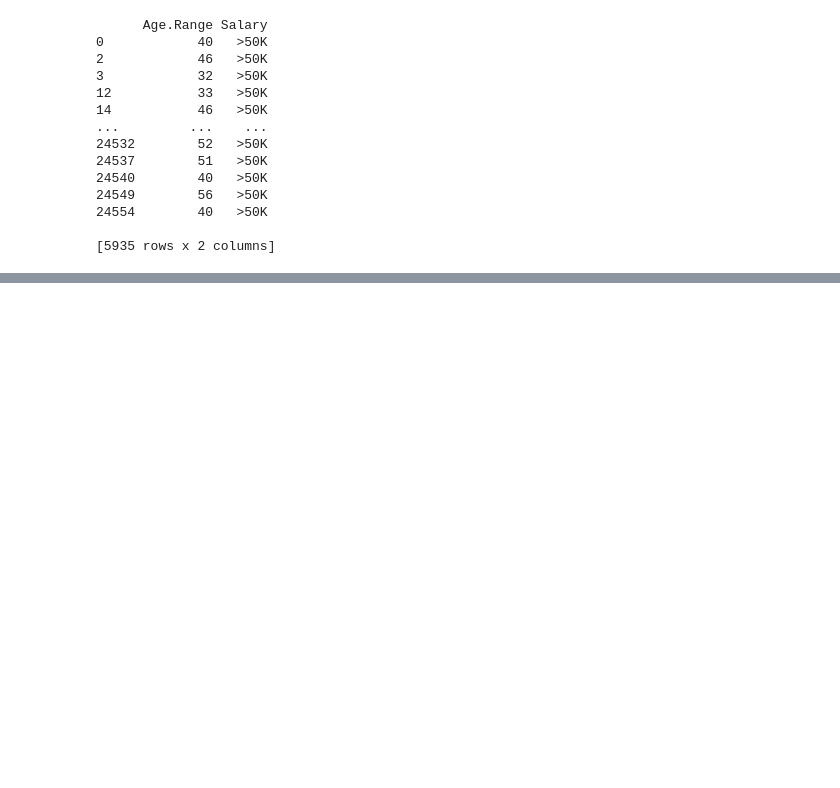
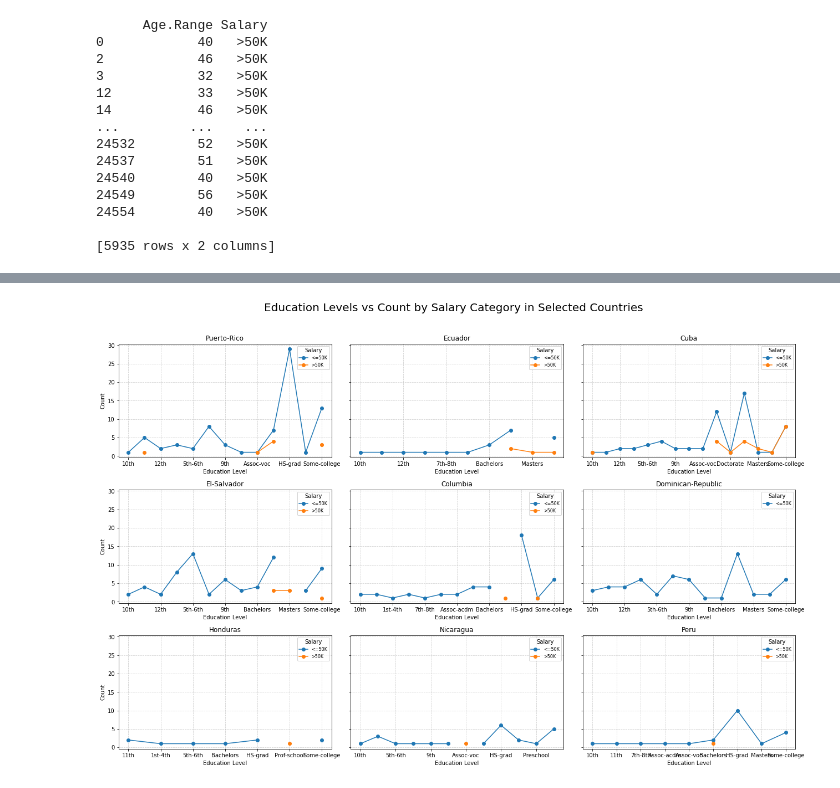
Before and after one commit to nedjo4real/made-project, a Jupyter notebook: project/analysis-report.ipynb, the cells around one changed output, grey strips where cells are left out. Saved outputs shown, nothing was run; the diff lists cells and outputs as text; code cells hidden in the pictures; blank space fills up the shorter version.

```diff
--- a/project/analysis-report.ipynb
+++ b/project/analysis-report.ipynb
@@ -156,0 +190,36 @@ Trade/Vocational DENMARK                0      0     0      1
+# %%
+import matplotlib.pyplot as plt
+import pandas as pd
+
+# Group by 'Salary', 'Education', and 'Country', then calculate counts
+grouped_data = data.groupby(['Salary', 'Education', 'Country']).size().reset_index(name='Count')
+
+# Filter data for the selected countries
+countries = ['Puerto-Rico', 'Ecuador', 'Cuba', 'El-Salvador', 'Columbia', 'Dominican-Republic', 'Honduras', 'Nicaragua', 'Peru']
+filtered_data = grouped_data[grouped_data['Country'].isin(countries)]
+
+# Create subplots
+fig, axes = plt.subplots(3, 3, figsize=(18, 12), sharey=True)  # Adjust rows and columns for number of countries
+axes = axes.flatten()
+
+# Loop through each country and plot
+for i, country in enumerate(countries):
+    country_data = filtered_data[filtered_data['Country'] == country]
+    pivot_data = country_data.pivot(index='Education', columns='Salary', values='Count')
+
+    pivot_data.plot(kind='line', marker='o', ax=axes[i], title=country)
+    axes[i].set_xlabel('Education Level')
+    axes[i].set_ylabel('Count')
+    axes[i].legend(title='Salary', fontsize=8)
+    axes[i].grid(True, linestyle='--', alpha=0.6)
+
+# Remove empty subplots if any
+for j in range(len(countries), len(axes)):
+    fig.delaxes(axes[j])
+
+# Adjust layout
+plt.suptitle('Education Levels vs Count by Salary Category in Selected Countries', fontsize=20)
+plt.tight_layout(rect=[0, 0, 1, 0.96])
+plt.show()
+# %% [output]
+[figure, added]
```
Also changed, not shown: parts of 6 cells of this notebook, 1 other file.
